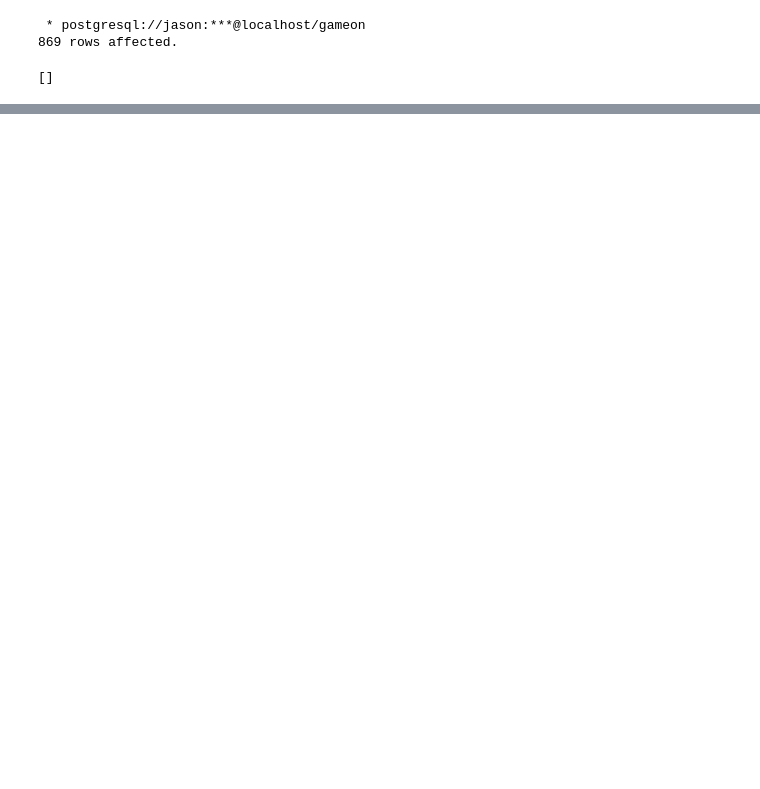
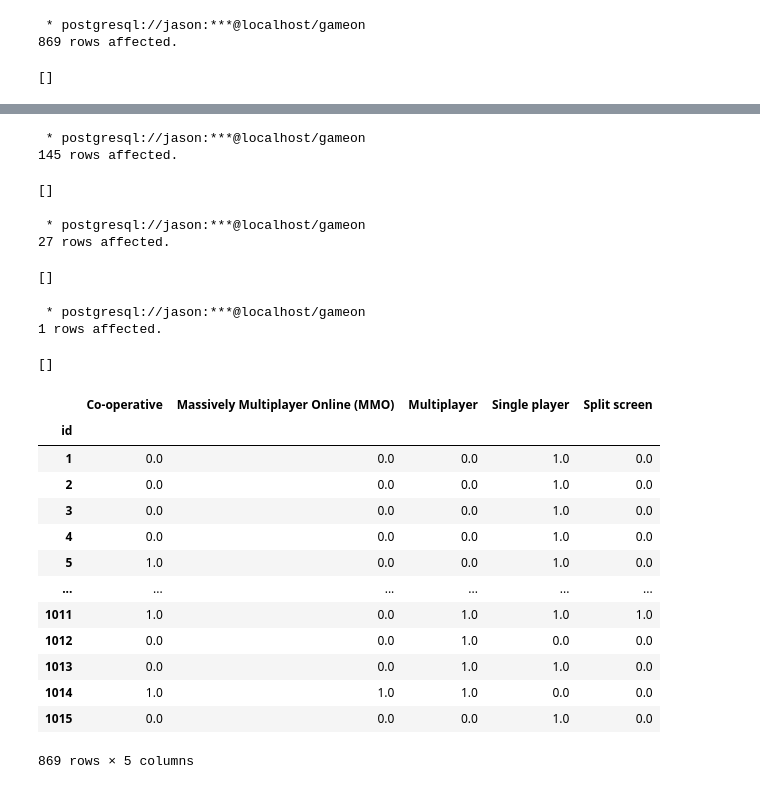
Before and after one commit to 1990Jasonlee/GameOnPassion, a Jupyter notebook: GameOnJson.ipynb, the cells around one changed output, grey strips where cells are left out. Saved outputs shown, nothing was run; the diff lists cells and outputs as text; code cells hidden in the pictures; blank space fills up the shorter version.

Commit message:
data wrangling

```diff
--- a/GameOnJson.ipynb
+++ b/GameOnJson.ipynb
@@ -411,0 +409,77 @@ TO '/users/jason/dev/GameOnPassion/Data/mode1.csv'(FORMAT csv);]
+# %%
+%%sql
+COPY
+(SELECT game_gamemode.mode_id, gamemode_info.mode_name
+FROM game_gamemode
+JOIN gamemode_info
+ON game_gamemode.mode3 = gamemode_info.mode_id)
+TO '/users/jason/dev/GameOnPassion/Data/mode3.csv'(FORMAT csv);
+# %% [output]
+ * postgresql://jason:***@localhost/gameon
+145 rows affected.
+[]
+# %%
+%%sql
+COPY
+(SELECT game_gamemode.mode_id, gamemode_info.mode_name
+FROM game_gamemode
+JOIN gamemode_info
+ON game_gamemode.mode4 = gamemode_info.mode_id)
+TO '/users/jason/dev/GameOnPassion/Data/mode4.csv'(FORMAT csv);
+# %% [output]
+ * postgresql://jason:***@localhost/gameon
+27 rows affected.
+[]
+# %%
+%%sql
+COPY
+(SELECT game_gamemode.mode_id, gamemode_info.mode_name
+FROM game_gamemode
+JOIN gamemode_info
+ON game_gamemode.mode5 = gamemode_info.mode_id)
+TO '/users/jason/dev/GameOnPassion/Data/mode5.csv'(FORMAT csv);
+# %% [output]
+ * postgresql://jason:***@localhost/gameon
+1 rows affected.
+[]
+# %%
+mode1 = pd.read_csv('./Data/mode1.csv', header=None)
+mode1.columns = ['id', 'Game Mode']
+mode1.set_index("id", inplace=True)
+mode2 = pd.read_csv('./Data/mode2.csv', header=None)
+mode2.columns = ['id', 'Game Mode']
+mode2.set_index("id", inplace=True)
+mode3 = pd.read_csv('./Data/mode3.csv', header=None)
+mode3.columns = ['id', 'Game Mode']
+mode3.set_index("id", inplace=True)
+mode4 = pd.read_csv('./Data/mode4.csv', header=None)
+mode4.columns = ['id', 'Game Mode']
+mode4.set_index("id", inplace=True)
+mode5 = pd.read_csv('./Data/mode5.csv', header=None)
+mode5.columns = ['id', 'Game Mode']
+mode5.set_index("id", inplace=True)
+# %%
+gmode1 = mode1['Game Mode'].str.get_dummies().astype(int)
+gmode2 = mode2['Game Mode'].str.get_dummies().astype(int)
+gmode3 = mode3['Game Mode'].str.get_dummies().astype(int)
+gmode4 = mode4['Game Mode'].str.get_dummies().astype(int)
+gmode5 = mode5['Game Mode'].str.get_dummies().astype(int)
+gmode6 = gmode1.add(gmode2, fill_value=0).add(gmode3, fill_value=0).add(gmode4, fill_value=0).add(gmode5, fill_value=0).replace(np.nan, 0)
+gmode6
+# mode_combined = mode_combined.replace(np.nan, 0)
+# mode_combined
+# %% [output]
+|  | Co-operative | Massively Multiplayer Online (MMO) | Multiplayer | Single player | Split screen |
+| id |  |  |  |  |  |
+| 1 | 0.0 | 0.0 | 0.0 | 1.0 | 0.0 |
+| 2 | 0.0 | 0.0 | 0.0 | 1.0 | 0.0 |
+| 3 | 0.0 | 0.0 | 0.0 | 1.0 | 0.0 |
+| 4 | 0.0 | 0.0 | 0.0 | 1.0 | 0.0 |
+| 5 | 1.0 | 0.0 | 0.0 | 1.0 | 0.0 |
+| ... | ... | ... | ... | ... | ... |
+| 1011 | 1.0 | 0.0 | 1.0 | 1.0 | 1.0 |
+| 1012 | 0.0 | 0.0 | 1.0 | 0.0 | 0.0 |
+| 1013 | 0.0 | 0.0 | 1.0 | 1.0 | 0.0 |
+| 1014 | 1.0 | 1.0 | 1.0 | 0.0 | 0.0 |
+| 1015 | 0.0 | 0.0 | 0.0 | 1.0 | 0.0 |
+869 rows × 5 columns
```
Also changed, not shown: parts of 4 cells of this notebook.
